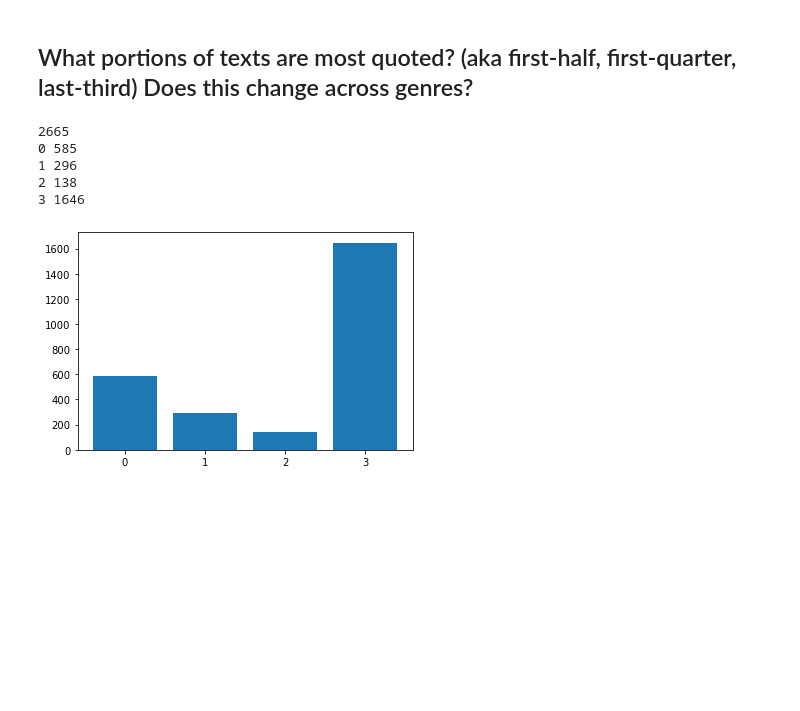
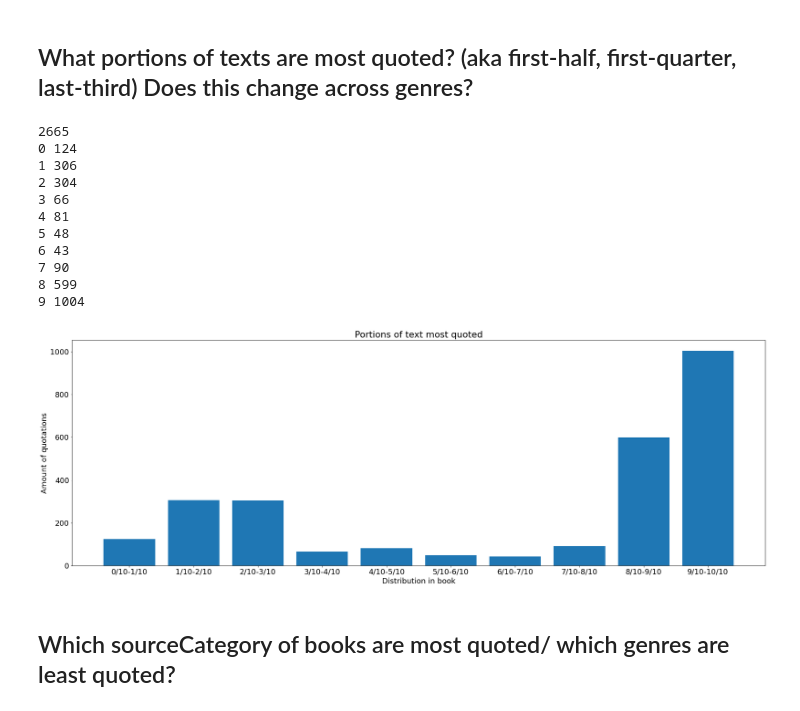
Before and after one commit to JonathanReeve/text-matcher, a Jupyter notebook: visualization/analyze_data.ipynb, the cells around one changed output. Drawn from its saved outputs; the diff is of its cells as text; code cells hidden in the pictures; blank space fills up the shorter version.

Commit message:
added modifiability of distribution for what portions of texts are most quoted question

```diff
--- a/visualization/analyze_data.ipynb
+++ b/visualization/analyze_data.ipynb
@@ -34,35 +34,66 @@ articlesWithMatches
 # %%
 import matplotlib.pyplot as plt
 
 genderRaw = '../visualization/gender_trouble_pages.txt'
 total_char_count = 0
 with open(genderRaw) as f:
-    # genderTroubleTxt = f.readlines()
     for line in f:
         total_char_count += len(line)
 
 total_char_count
-text_occurrance = {"0":0, "1":0, "2": 0, "3":0}
 
-quarter = [(0, total_char_count/4), (total_char_count/4, (total_char_count/4)*2), ((total_char_count/4)*2,(total_char_count/4)*3), ((total_char_count/4)*3,total_char_count)]
-for index, row in articlesWithMatches.iterrows():
-    for (quot_start,quot_end) in row['Locations in A']:
-        for index,values in enumerate(quarter):
-            if (values[0]<=quot_start<=values[1]):
-                text_occurrance[str(index)] += 1
+def divideBySections(amount):
+    text_occurrance, rangeBreakdown, xLabels = {}, [], []
 
-total_occ = sum(text_occurrance.values())
-print(total_occ)
-for (key, val) in text_occurrance.items():
-    print(key,val)
+    for i in range(0, amount):
+        text_occurrance[str(i)] = 0
+        rangeBreakdown.append(((total_char_count/amount)*(i), (total_char_count/amount)*(i+1)))
+        xLabels.append(f"{i}/{amount}-{i+1}/{amount}")
 
-plt.bar(range(len(text_occurrance)), list(text_occurrance.values()),tick_label=list(text_occurrance.keys()))
+    return text_occurrance, rangeBreakdown, xLabels
 
-plt.show()
+def plotPortionsOfQuotes(amount):
+
+    text_occurrance, rangeBreakdown, xLabels = divideBySections(amount)
+
+    for index, row in articlesWithMatches.iterrows():
+        for (quot_start,quot_end) in row['Locations in A']:
+            for index,values in enumerate(rangeBreakdown):
+                if (values[0]<=quot_start<=values[1]):
+                    text_occurrance[str(index)] += 1
+
+    total_occ = sum(text_occurrance.values())
+    print(total_occ)
+    for (key, val) in text_occurrance.items():
+        print(key,val)
+
+
+    plt.figure(facecolor='white')
+    plt.bar(range(len(text_occurrance)), list(text_occurrance.values()),tick_label=xLabels)
+
+    plt.xlabel("Distribution in book")
+    plt.ylabel("Amount of quotations")
+    plt.rcParams["figure.figsize"] = (30,10)
+    plt.rcParams.update({'font.size': 18})
+    plt.title("Portions of text most quoted")
+
+    plt.show()
+
+
+distributionCount = 10
+plotPortionsOfQuotes(distributionCount)
 # %% [output]
 2665
-0 585
-1 296
-2 138
-3 1646
+0 124
+1 306
+2 304
+3 66
+4 81
+5 48
+6 43
+7 90
+8 599
+9 1004
-[figure, old version]
+[figure, new version]
+# %% [markdown]
+## Which sourceCategory of books are most quoted/ which genres are least quoted?
```
